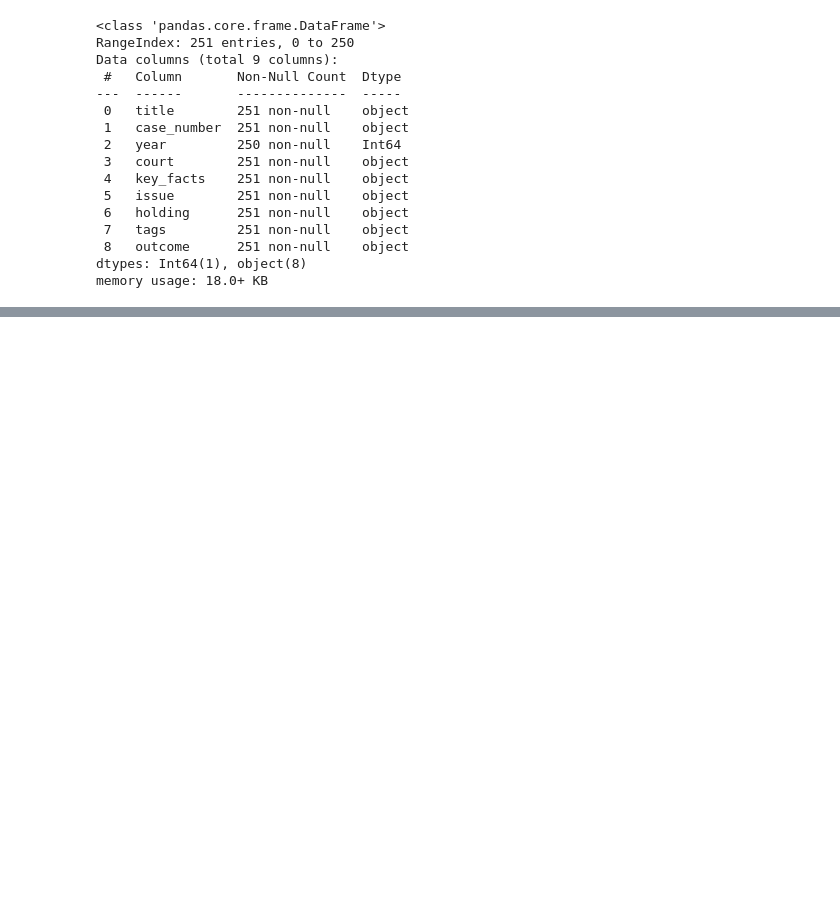
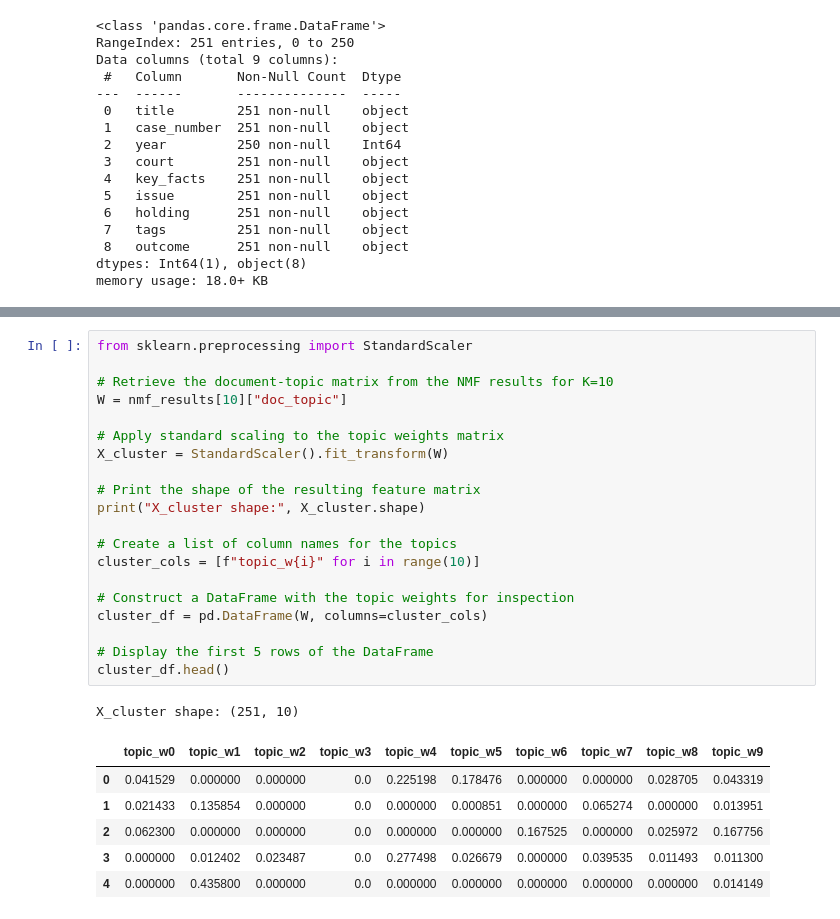
Before and after one commit to mqanaq/BA820-B1-Team13, a Jupyter notebook: M3_Fair_Use_Data_Integrated_Analysis_&_Synergy.ipynb, the cells around one changed output, grey strips where cells are left out. Cells and saved outputs as stored; diff of their text form; blank space fills up the shorter version.

Commit message:
First Q1

```diff
--- a/M3_Fair_Use_Data_Integrated_Analysis_&_Synergy.ipynb
+++ b/M3_Fair_Use_Data_Integrated_Analysis_&_Synergy.ipynb
@@ -231,0 +425,28 @@ fair_use_findings.head()
+# %%
+from sklearn.preprocessing import StandardScaler
+
+# Retrieve the document-topic matrix from the NMF results for K=10
+W = nmf_results[10]["doc_topic"]
+
+# Apply standard scaling to the topic weights matrix
+X_cluster = StandardScaler().fit_transform(W)
+
+# Print the shape of the resulting feature matrix
+print("X_cluster shape:", X_cluster.shape)
+
+# Create a list of column names for the topics
+cluster_cols = [f"topic_w{i}" for i in range(10)]
+
+# Construct a DataFrame with the topic weights for inspection
+cluster_df = pd.DataFrame(W, columns=cluster_cols)
+
+# Display the first 5 rows of the DataFrame
+cluster_df.head()
+# %% [output]
+X_cluster shape: (251, 10)
+|  | topic_w0 | topic_w1 | topic_w2 | topic_w3 | topic_w4 | topic_w5 | topic_w6 | topic_w7 | topic_w8 | topic_w9 |
+| 0 | 0.041529 | 0.000000 | 0.000000 | 0.0 | 0.225198 | 0.178476 | 0.000000 | 0.000000 | 0.028705 | 0.043319 |
+| 1 | 0.021433 | 0.135854 | 0.000000 | 0.0 | 0.000000 | 0.000851 | 0.000000 | 0.065274 | 0.000000 | 0.013951 |
+| 2 | 0.062300 | 0.000000 | 0.000000 | 0.0 | 0.000000 | 0.000000 | 0.167525 | 0.000000 | 0.025972 | 0.167756 |
+| 3 | 0.000000 | 0.012402 | 0.023487 | 0.0 | 0.277498 | 0.026679 | 0.000000 | 0.039535 | 0.011493 | 0.011300 |
+| 4 | 0.000000 | 0.435800 | 0.000000 | 0.0 | 0.000000 | 0.000000 | 0.000000 | 0.000000 | 0.000000 | 0.014149 |
```
Also changed, not shown: parts of 26 cells of this notebook.
